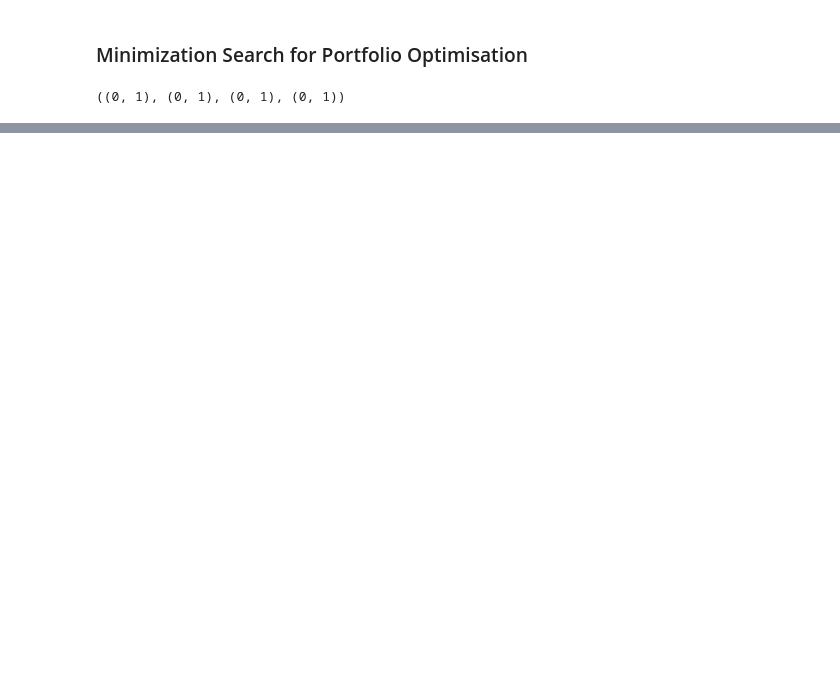
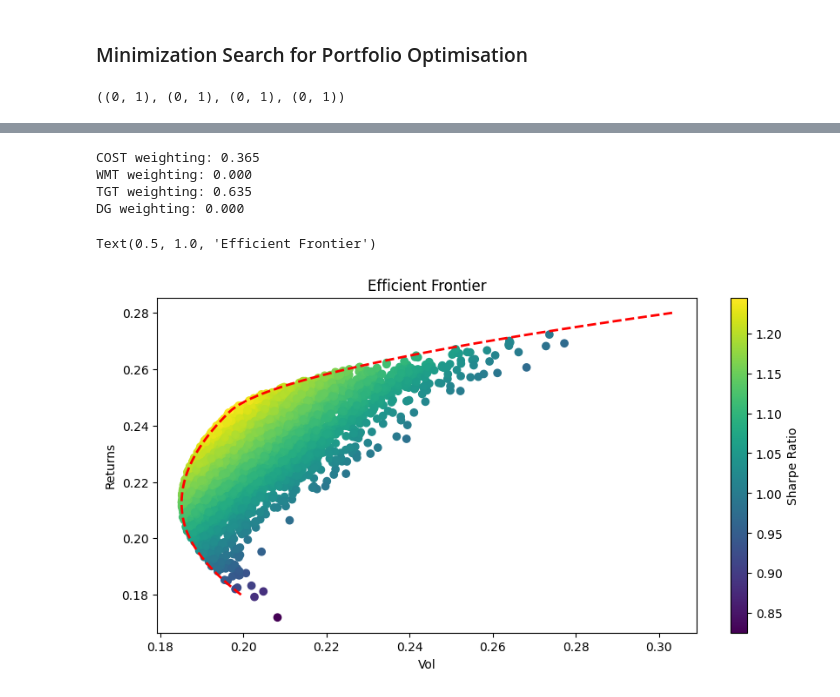
Before and after one commit to mattwalmsley/financial-modelling, a Jupyter notebook: quant-library/python/systematic-trading/basic_concepts.ipynb, the cells around one changed output, grey strips where cells are left out. Drawn from its saved outputs; the diff is of its cells as text; code cells hidden in the pictures; blank space fills up the shorter version.

Commit message:
Add efficient frontier concepts and CAPM to basic_concepts notebook.

```diff
--- a/quant-library/python/systematic-trading/basic_concepts.ipynb
+++ b/quant-library/python/systematic-trading/basic_concepts.ipynb
@@ -351,0 +358,41 @@ DG weighting: 0.239
+# %%
+expected_returns_range = np.linspace(0.18, 0.28, 100) ## from plot
+constraints = ({'type': 'eq', 'fun': lambda w: np.sum(w) -1}, {'type':'eq', 'fun': lambda w: calculate_returns(weights=w, log_returns=log_returns_df)-possible_return})
+# %%
+def calculate_volatility_to_minimize(weights):
+    ## annualised version of covariance matrix
+    annualised_covariance = np.dot(log_returns_df.cov() * 252, weights)
+    vol = np.dot(weights.transpose(), annualised_covariance)
+    return np.sqrt(vol)
+
+frontier_vol = []
+portfolio_holdings = []
+
+for possible_return in expected_returns_range:
+
+    result = minimize(fun=calculate_volatility_to_minimize, x0=equal_weightings, bounds=bounds, constraints=constraints)
+
+    frontier_vol.append(result['fun'])
+    portfolio_holdings.append(result['x'])
+
+frontier_vol_array = np.array(frontier_vol)
+frontier_vol_index_within_tolerance = np.nonzero((frontier_vol_array > 0.24) & (frontier_vol_array < 0.25))[0][0] # take first in tolerance 0.24 to 0.25 vol
+frontier_vol_weightings = portfolio_holdings[frontier_vol_index_within_tolerance]
+for i in range(N):
+    print(f"{retail_df.columns[i]} weighting: {frontier_vol_weightings[i]:.3f}")
+# %% [output]
+COST weighting: 0.365
+WMT weighting: 0.000
+TGT weighting: 0.635
+DG weighting: 0.000
+# %%
+plt.figure(figsize=(8,3))
+plt.scatter(monte_carlo_portfolio_vol, monte_carlo_portfolio_returns,c=monte_carlo_portfolio_sharpe_ratios)
+plt.plot(frontier_vol, expected_returns_range, color = 'red', ls='--', lw=2)
+plt.colorbar(label="Sharpe Ratio")
+plt.xlabel("Vol")
+plt.ylabel("Returns")
+plt.title("Efficient Frontier")
+# %% [output]
+Text(0.5, 1.0, 'Efficient Frontier')
+[figure, added]
```
Also changed, not shown: parts of 20 cells of this notebook.
